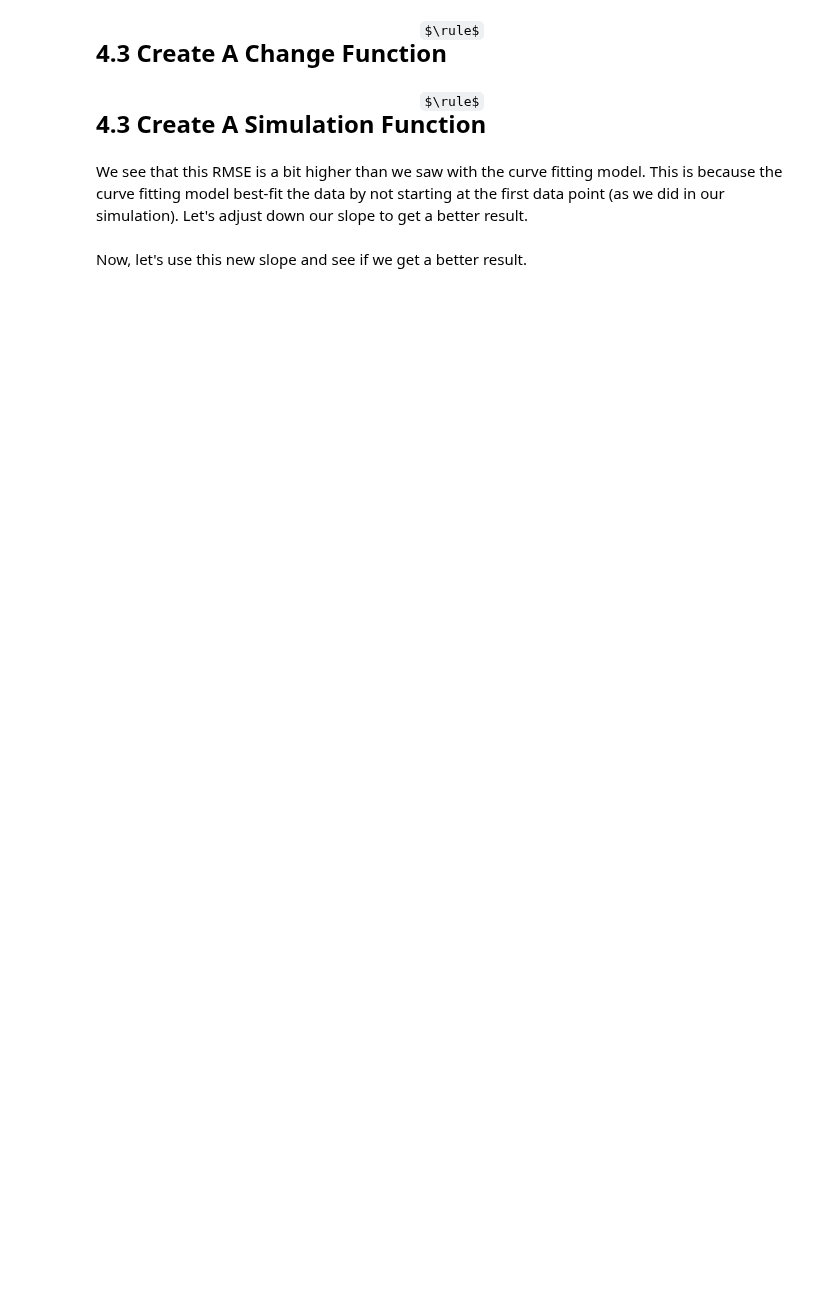
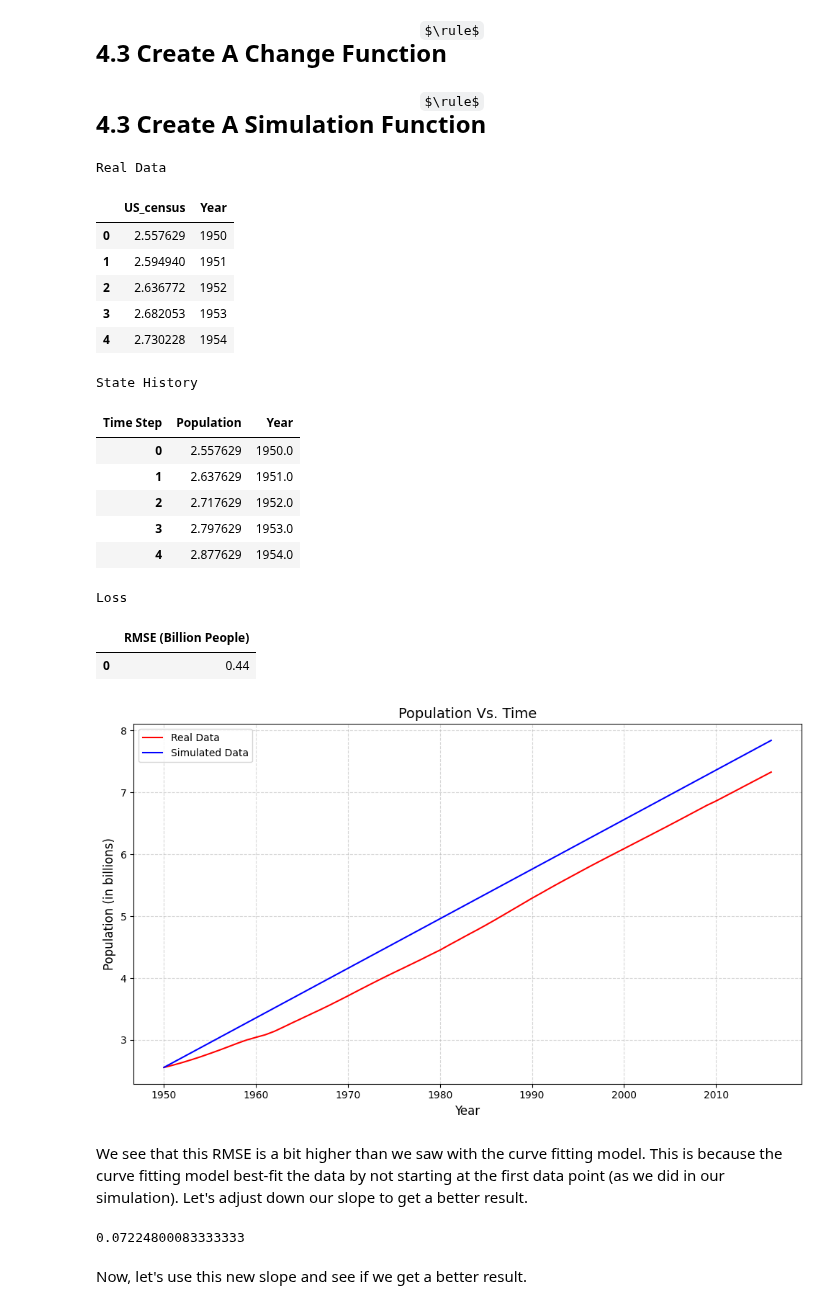
Before and after one commit to dr-bankert-augustana/PHYS_200, a Jupyter notebook: Lessons/Module_3/Lesson_3_3.ipynb, the cells around one changed output. Cells and saved outputs as stored; diff of their text form; code cells hidden in the pictures; some formulas as TeX source; blank space fills up the shorter version.

```diff
--- a/Lessons/Module_3/Lesson_3_3.ipynb
+++ b/Lessons/Module_3/Lesson_3_3.ipynb
@@ -565,7 +605,7 @@ Even though, we can tell that the linear model isn't the best fit for the data,
 
 initial_state = pd.Series({
     "Population" : y.iloc[0].values[0],
-    "Year"       : int(1950)
+    "Year"       : X.iloc[0].values[0]
 })
 
 initial_state.name = 'population'
@@ -582,7 +627,7 @@ display_dataframes([initial_state],["Initial State"])
 
 # Set the end year:
 
-end_year = 2016
+end_year = X.iloc[-1].values[0]
 
 # Step Size:
 
@@ -590,16 +635,22 @@ step_size = 1 # year
 
 # Growth Rate:
 
-growth_rate = 0.08
+growth_rate = coef_list[0][0]
 
 # Store the parameters in a dictionary:
 
 parameters = pd.Series({
-    "end_year"    : end_year,
-    "step_size"   : step_size,
-    "growth_rate" : growth_rate
+    "End Year"    : end_year,
+    "Step Size"   : step_size,
+    "Growth Rate" : growth_rate
 })
 
-parameters.name = 'value'
+# Rename the columns:
+
+parameters.name = 'Value'
+
+parameters.index.name = "Parameter"
+
+# Display the Parameters:
 
 display_dataframes([parameters],["Parameters"])
@@ -642,19 +700,19 @@ def run_simulation(parameters, initial_state):
 
   # Get the end year:
 
-  end_year = parameters.loc['end_year']
+  end_year = parameters.loc['End Year']
 
   # Get the step size:
 
-  step_size = parameters.loc['step_size']
+  step_size = parameters.loc['Step Size']
 
   # Get the growth rate:
 
-  growth_rate = parameters.loc['growth_rate']
+  growth_rate = parameters.loc['Growth Rate']
 
   # Calculate the number of simulation steps:
 
-  n_steps = int((parameters.loc['end_year'] - initial_state['Year']) / parameters.loc['step_size'])
+  n_steps = int((end_year - initial_state['Year']) / step_size)
 
   ##===========================================================================================##
   ## Create a Copy of the Initial State:                                                       ##
@@ -767,29 +841,42 @@ def analyze_simulation(state_history, plot_data = False, display_data = False):
 # %%
 ##=============================================================================================##
 ## Run the Simulation:                                                                         ##
 ##=============================================================================================##
 
 simulation_history = run_simulation(parameters, initial_state)
 
 ##=============================================================================================##
 ## Analyze the Simulation:                                                                     ##
 ##=============================================================================================##
 
-analyze_simulation(simulation_history, plot_data = True, display_data = True)
-
-##=============================================================================================##
-## Compute the Loss:                                                                           ##
-##=============================================================================================##
-
-loss = np.sqrt(mean_squared_error(y, simulation_history['Population']))
-
-print("Simulation RMSE: ", loss, " billion")
+loss = analyze_simulation(simulation_history, X, y, plot_data = True, display_data = True)
+# %% [output]
+Real Data
+|  | US_census | Year |
+| 0 | 2.557629 | 1950 |
+| 1 | 2.594940 | 1951 |
+| 2 | 2.636772 | 1952 |
+| 3 | 2.682053 | 1953 |
+| 4 | 2.730228 | 1954 |
+State History
+| Time Step | Population | Year |
+| 0 | 2.557629 | 1950.0 |
+| 1 | 2.637629 | 1951.0 |
+| 2 | 2.717629 | 1952.0 |
+| 3 | 2.797629 | 1953.0 |
+| 4 | 2.877629 | 1954.0 |
+Loss
+|  | RMSE (Billion People) |
+| 0 | 0.44 |
+[figure, added]
 # %% [markdown]
 We see that this RMSE is a bit higher than we saw with the curve fitting model. This is because the curve fitting model best-fit the data by not starting at the first data point (as we did in our simulation). Let's adjust down our slope to get a better result.
 # %%
-slope = (y.iloc[-1] - y.iloc[0]) / (2016 - 1950)
+slope = (y.iloc[-1].values[0] - y.iloc[0].values[0]) / (X.iloc[-1].values[0] - X.iloc[0].values[0])
 
 print(slope)
+# %% [output]
+0.07224800083333333
 # %% [markdown]
 Now, let's use this new slope and see if we get a better result.
 # %%
```
Also changed, not shown: parts of 17 cells of this notebook.
